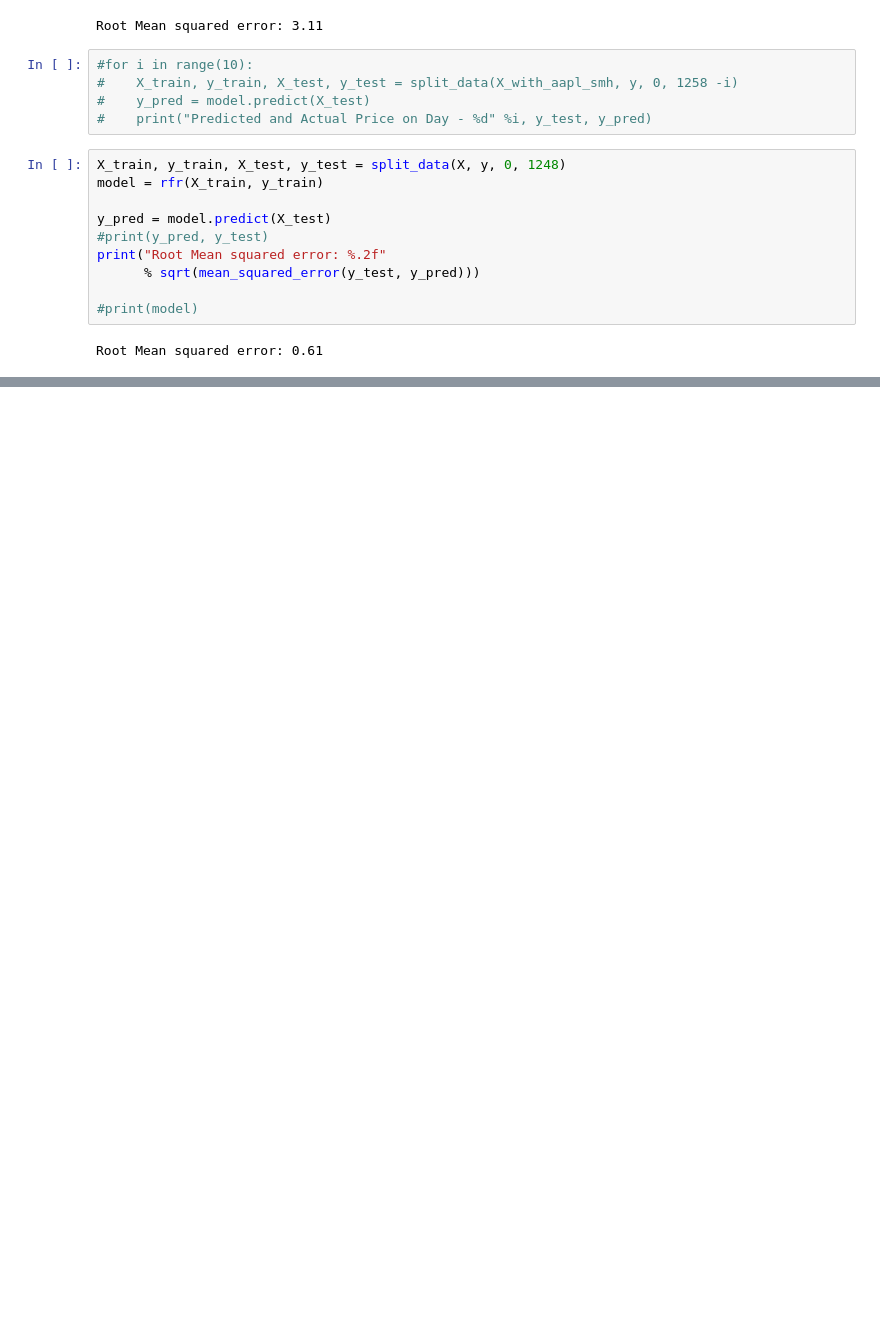
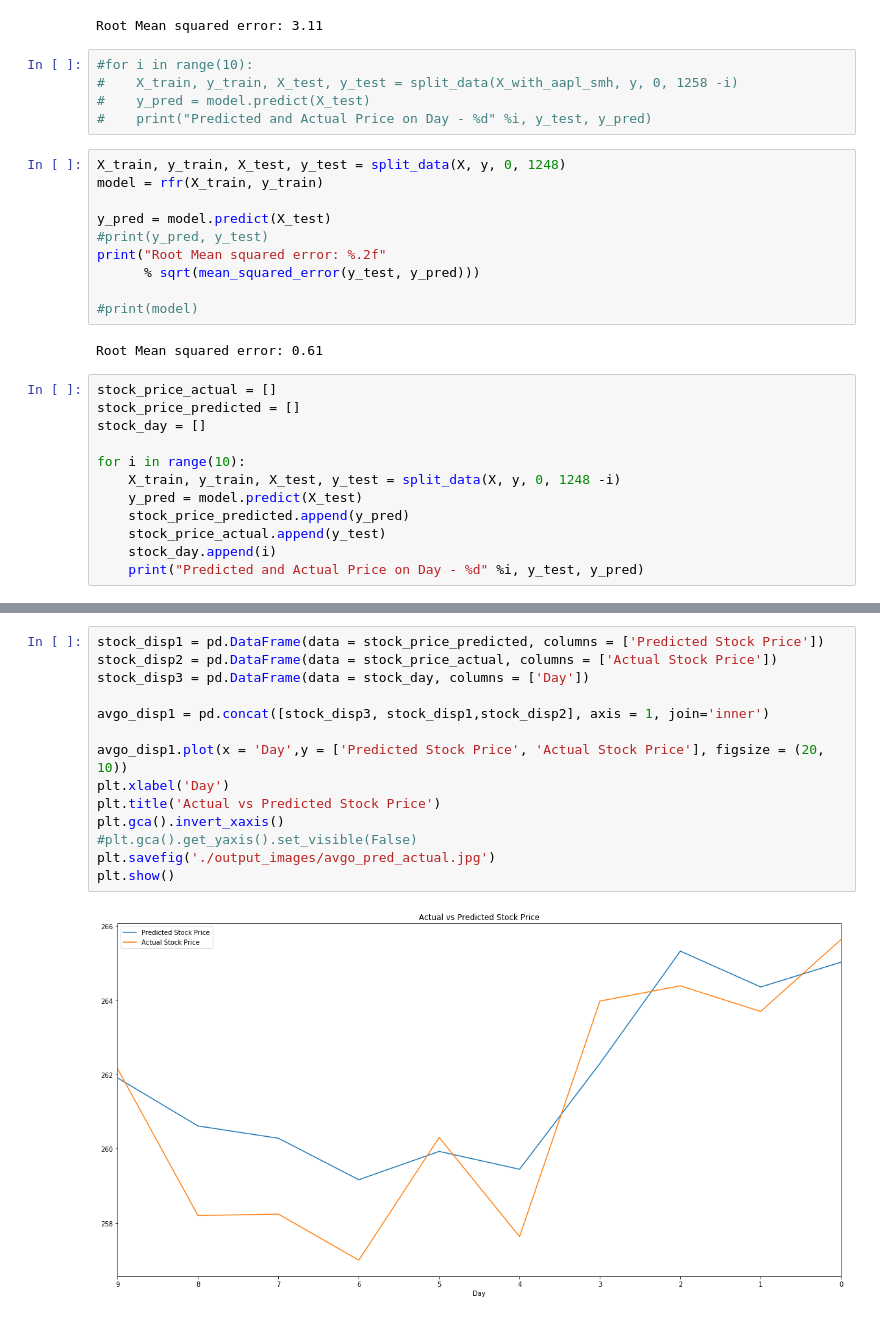
Before and after one commit to sandeeppaulraj/machine-learning, a Jupyter notebook: projects/capstone/stock_price_estimator.ipynb, the cells around one changed output, grey strips where cells are left out. Saved outputs shown, nothing was run; the diff lists cells and outputs as text; blank space fills up the shorter version.

```diff
--- a/projects/capstone/stock_price_estimator.ipynb
+++ b/projects/capstone/stock_price_estimator.ipynb
@@ -725,3 +729,15 @@ print("Root Mean squared error: %.2f"
 #print(model)
 # %% [output]
 Root Mean squared error: 0.61
+# %%
+stock_price_actual = []
+stock_price_predicted = []
+stock_day = []
+
+for i in range(10):
+    X_train, y_train, X_test, y_test = split_data(X, y, 0, 1248 -i)
+    y_pred = model.predict(X_test)
+    stock_price_predicted.append(y_pred)
+    stock_price_actual.append(y_test)
+    stock_day.append(i)
+    print("Predicted and Actual Price on Day - %d" %i, y_test, y_pred)
@@ -727,0 +755,16 @@ Root Mean squared error: 0.61
+# %%
+stock_disp1 = pd.DataFrame(data = stock_price_predicted, columns = ['Predicted Stock Price'])
+stock_disp2 = pd.DataFrame(data = stock_price_actual, columns = ['Actual Stock Price'])
+stock_disp3 = pd.DataFrame(data = stock_day, columns = ['Day'])
+
+avgo_disp1 = pd.concat([stock_disp3, stock_disp1,stock_disp2], axis = 1, join='inner')
+
+avgo_disp1.plot(x = 'Day',y = ['Predicted Stock Price', 'Actual Stock Price'], figsize = (20, 10))
+plt.xlabel('Day')
+plt.title('Actual vs Predicted Stock Price')
+plt.gca().invert_xaxis()
+#plt.gca().get_yaxis().set_visible(False)
+plt.savefig('./output_images/avgo_pred_actual.jpg')
+plt.show()
+# %% [output]
+[figure, added]
```
Also changed, not shown: parts of 6 cells of this notebook, 1 other file.
